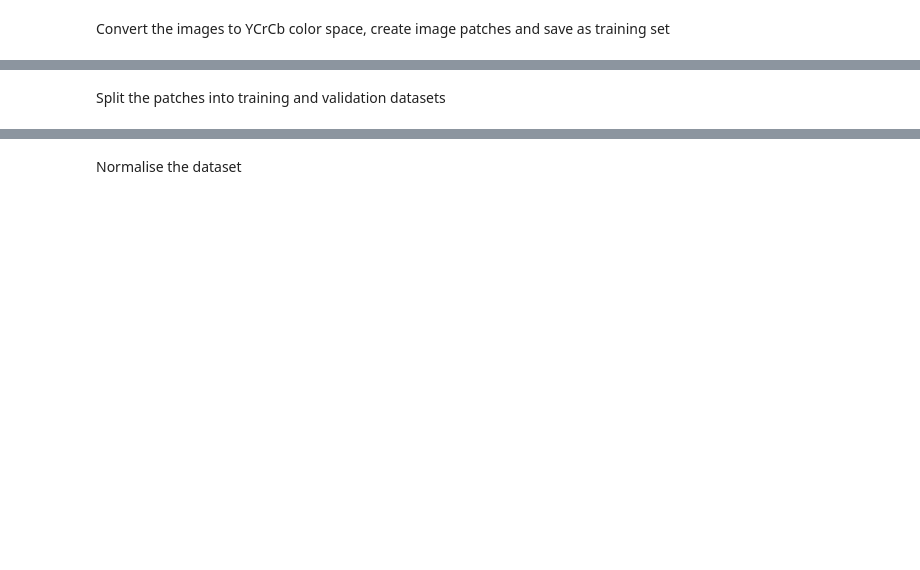
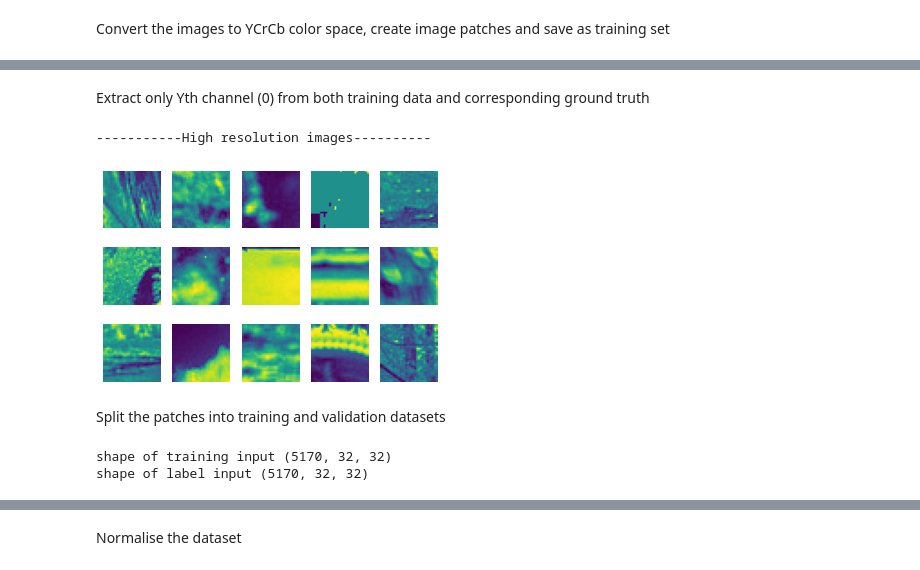
Before and after one commit to AnupamaRajkumar/AppliedDeepLearning, a Jupyter notebook: SuperResolution.ipynb, the cells around one changed output, grey strips where cells are left out. Drawn from its saved outputs; the diff is of its cells as text; code cells hidden in the pictures; blank space fills up the shorter version.

```diff
--- a/SuperResolution.ipynb
+++ b/SuperResolution.ipynb
@@ -114,9 +181,37 @@ print(imgArr.shape)
+# %% [markdown]
+Extract only Yth channel (0) from both training data and corresponding ground truth
+# %%
+train = []
+label = []
+for t in patches:
+  train.append(t[:, :, 0])
+
+for l in lrPatch:
+  label.append(l[:, :, 0])
+
+selected = np.random.choice(len(train), 15)
+plt.figure()
+print('-----------High resolution images----------')
+for i, ind in enumerate(selected):
+  plt.subplot(3, 5, i+1)
+  plt.imshow(train[ind])
+  plt.axis('off')
+# %% [output]
+-----------High resolution images----------
+[figure, added]
 # %% [markdown]
 Split the patches into training and validation datasets
 # %%
 from sklearn.model_selection import train_test_split
+trainArr = np.array(train)
+trainLab = np.array(label)
+print("shape of training input", trainArr.shape)
+print("shape of label input", trainLab.shape)
 
-train_ds, val_ds = train_test_split(imgArr, test_size = 0.15, shuffle = True)
+train_ds, val_ds, train_lab, val_lab = train_test_split(trainArr, trainLab, test_size = 0.15, shuffle = True)
+# %% [output]
+shape of training input (5170, 32, 32)
+shape of label input (5170, 32, 32)
 # %%
 print("shape of training set", train_ds.shape)
 print("shape of validation set", val_ds.shape)
```
Also changed, not shown: parts of 33 cells of this notebook.
